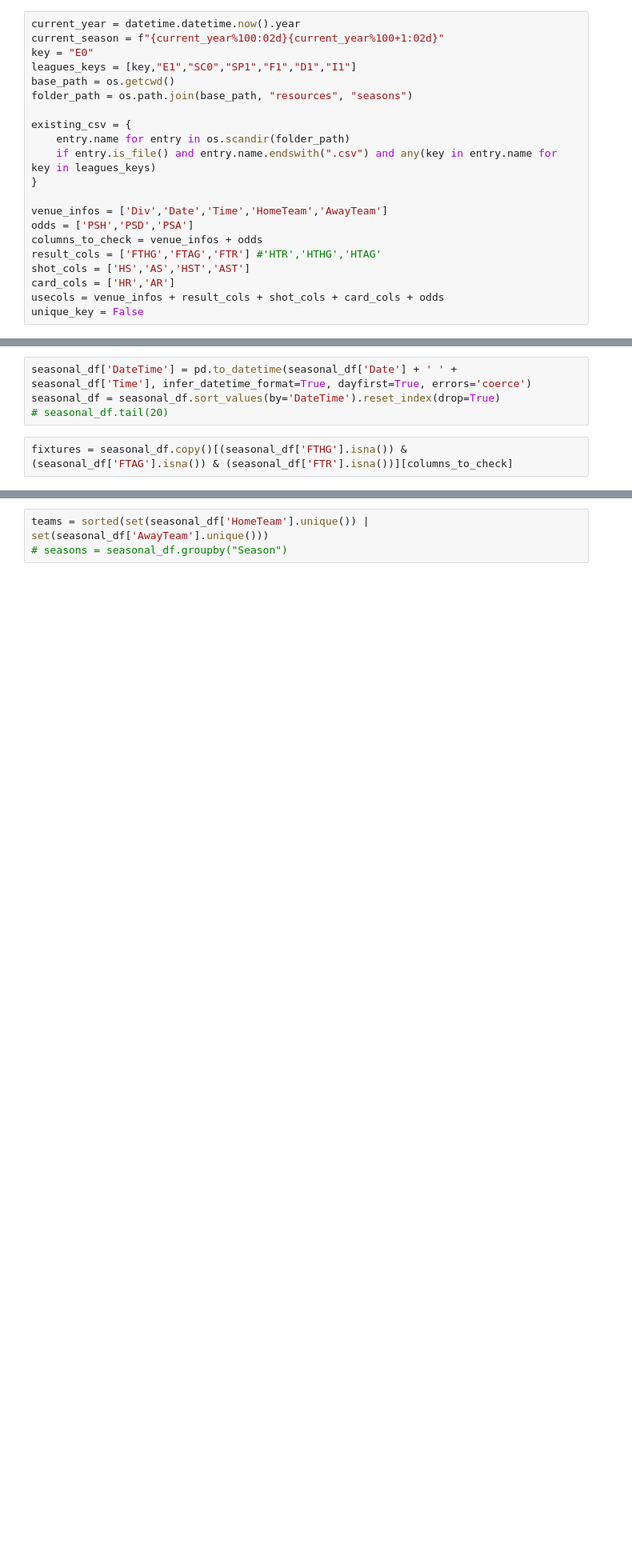
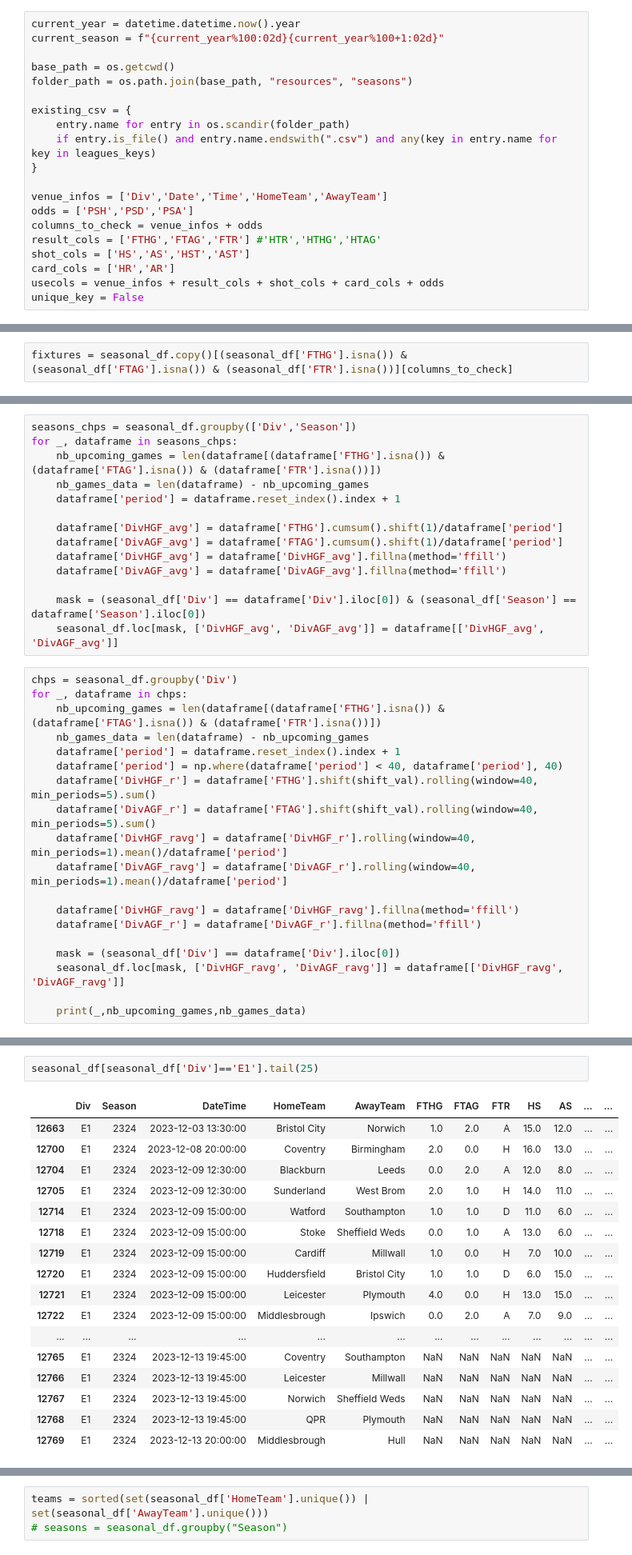
Before and after one commit to milnerLFC/TurboScore, a Jupyter notebook: main.ipynb, the cells around one changed output, grey strips where cells are left out. Shown: that part at 80% size. Drawn from its saved outputs; the diff is of its cells as text; blank space fills up the shorter version.

```diff
--- a/main.ipynb
+++ b/main.ipynb
@@ -42,8 +41,7 @@ max_entropy = 1.6
 # %%
 current_year = datetime.datetime.now().year
 current_season = f"{current_year%100:02d}{current_year%100+1:02d}"
-key = "E0"
-leagues_keys = [key,"E1","SC0","SP1","F1","D1","I1"]
+
 base_path = os.getcwd()
 folder_path = os.path.join(base_path, "resources", "seasons")
 
@@ -127,10 +172,6 @@ for season_label, season_df in seasons:
     # season_df['APtsA_e'] = season_df.groupby('AwayTeam', group_keys=False)['APointsA'].apply(lambda x: x.shift(shift_val).ewm(alpha=alpha, adjust=False).mean())
 
     seasonal_df = pd.concat([seasonal_df, season_df]).reset_index(drop=True)
-# %%
-seasonal_df['DateTime'] = pd.to_datetime(seasonal_df['Date'] + ' ' + seasonal_df['Time'], infer_datetime_format=True, dayfirst=True, errors='coerce')
-seasonal_df = seasonal_df.sort_values(by='DateTime').reset_index(drop=True)
-# seasonal_df.tail(20)
 # %%
 fixtures = seasonal_df.copy()[(seasonal_df['FTHG'].isna()) & (seasonal_df['FTAG'].isna()) & (seasonal_df['FTR'].isna())][columns_to_check]
 # %%
@@ -137,0 +193,33 @@ fixtures
+# %%
+seasons_chps = seasonal_df.groupby(['Div','Season'])
+for _, dataframe in seasons_chps:
+    nb_upcoming_games = len(dataframe[(dataframe['FTHG'].isna()) & (dataframe['FTAG'].isna()) & (dataframe['FTR'].isna())])
+    nb_games_data = len(dataframe) - nb_upcoming_games
+    dataframe['period'] = dataframe.reset_index().index + 1
+
+    dataframe['DivHGF_avg'] = dataframe['FTHG'].cumsum().shift(1)/dataframe['period']
+    dataframe['DivAGF_avg'] = dataframe['FTAG'].cumsum().shift(1)/dataframe['period']
+    dataframe['DivHGF_avg'] = dataframe['DivHGF_avg'].fillna(method='ffill')
+    dataframe['DivAGF_avg'] = dataframe['DivAGF_avg'].fillna(method='ffill')
+
+    mask = (seasonal_df['Div'] == dataframe['Div'].iloc[0]) & (seasonal_df['Season'] == dataframe['Season'].iloc[0])
+    seasonal_df.loc[mask, ['DivHGF_avg', 'DivAGF_avg']] = dataframe[['DivHGF_avg', 'DivAGF_avg']]
+# %%
+chps = seasonal_df.groupby('Div')
+for _, dataframe in chps:
+    nb_upcoming_games = len(dataframe[(dataframe['FTHG'].isna()) & (dataframe['FTAG'].isna()) & (dataframe['FTR'].isna())])
+    nb_games_data = len(dataframe) - nb_upcoming_games
+    dataframe['period'] = dataframe.reset_index().index + 1
+    dataframe['period'] = np.where(dataframe['period'] < 40, dataframe['period'], 40)
+    dataframe['DivHGF_r'] = dataframe['FTHG'].shift(shift_val).rolling(window=40, min_periods=5).sum()
+    dataframe['DivAGF_r'] = dataframe['FTAG'].shift(shift_val).rolling(window=40, min_periods=5).sum()
+    dataframe['DivHGF_ravg'] = dataframe['DivHGF_r'].rolling(window=40, min_periods=1).mean()/dataframe['period']
+    dataframe['DivAGF_ravg'] = dataframe['DivAGF_r'].rolling(window=40, min_periods=1).mean()/dataframe['period']
+
+    dataframe['DivHGF_ravg'] = dataframe['DivHGF_ravg'].fillna(method='ffill')
+    dataframe['DivAGF_r'] = dataframe['DivAGF_r'].fillna(method='ffill')
+
+    mask = (seasonal_df['Div'] == dataframe['Div'].iloc[0])
+    seasonal_df.loc[mask, ['DivHGF_ravg', 'DivAGF_ravg']] = dataframe[['DivHGF_ravg', 'DivAGF_ravg']]
+
+    print(_,nb_upcoming_games,nb_games_data)
@@ -137,0 +233,20 @@ fixtures
+# %%
+seasonal_df[seasonal_df['Div']=='E1'].tail(25)
+# %% [output]
+|  | Div | Season | DateTime | HomeTeam | AwayTeam | FTHG | FTAG | FTR | HS | AS | ... | ... |
+| 12663 | E1 | 2324 | 2023-12-03 13:30:00 | Bristol City | Norwich | 1.0 | 2.0 | A | 15.0 | 12.0 | ... | ... |
+| 12700 | E1 | 2324 | 2023-12-08 20:00:00 | Coventry | Birmingham | 2.0 | 0.0 | H | 16.0 | 13.0 | ... | ... |
+| 12704 | E1 | 2324 | 2023-12-09 12:30:00 | Blackburn | Leeds | 0.0 | 2.0 | A | 12.0 | 8.0 | ... | ... |
+| 12705 | E1 | 2324 | 2023-12-09 12:30:00 | Sunderland | West Brom | 2.0 | 1.0 | H | 14.0 | 11.0 | ... | ... |
+| 12714 | E1 | 2324 | 2023-12-09 15:00:00 | Watford | Southampton | 1.0 | 1.0 | D | 11.0 | 6.0 | ... | ... |
+| 12718 | E1 | 2324 | 2023-12-09 15:00:00 | Stoke | Sheffield Weds | 0.0 | 1.0 | A | 13.0 | 6.0 | ... | ... |
+| 12719 | E1 | 2324 | 2023-12-09 15:00:00 | Cardiff | Millwall | 1.0 | 0.0 | H | 7.0 | 10.0 | ... | ... |
+| 12720 | E1 | 2324 | 2023-12-09 15:00:00 | Huddersfield | Bristol City | 1.0 | 1.0 | D | 6.0 | 15.0 | ... | ... |
+| 12721 | E1 | 2324 | 2023-12-09 15:00:00 | Leicester | Plymouth | 4.0 | 0.0 | H | 13.0 | 15.0 | ... | ... |
+| 12722 | E1 | 2324 | 2023-12-09 15:00:00 | Middlesbrough | Ipswich | 0.0 | 2.0 | A | 7.0 | 9.0 | ... | ... |
+| ... | ... | ... | ... | ... | ... | ... | ... | ... | ... | ... | ... | ... |
+| 12765 | E1 | 2324 | 2023-12-13 19:45:00 | Coventry | Southampton | NaN | NaN | NaN | NaN | NaN | ... | ... |
+| 12766 | E1 | 2324 | 2023-12-13 19:45:00 | Leicester | Millwall | NaN | NaN | NaN | NaN | NaN | ... | ... |
+| 12767 | E1 | 2324 | 2023-12-13 19:45:00 | Norwich | Sheffield Weds | NaN | NaN | NaN | NaN | NaN | ... | ... |
+| 12768 | E1 | 2324 | 2023-12-13 19:45:00 | QPR | Plymouth | NaN | NaN | NaN | NaN | NaN | ... | ... |
+| 12769 | E1 | 2324 | 2023-12-13 20:00:00 | Middlesbrough | Hull | NaN | NaN | NaN | NaN | NaN | ... | ... |
```
Also changed, not shown: parts of 46 cells of this notebook, 1 other file.
